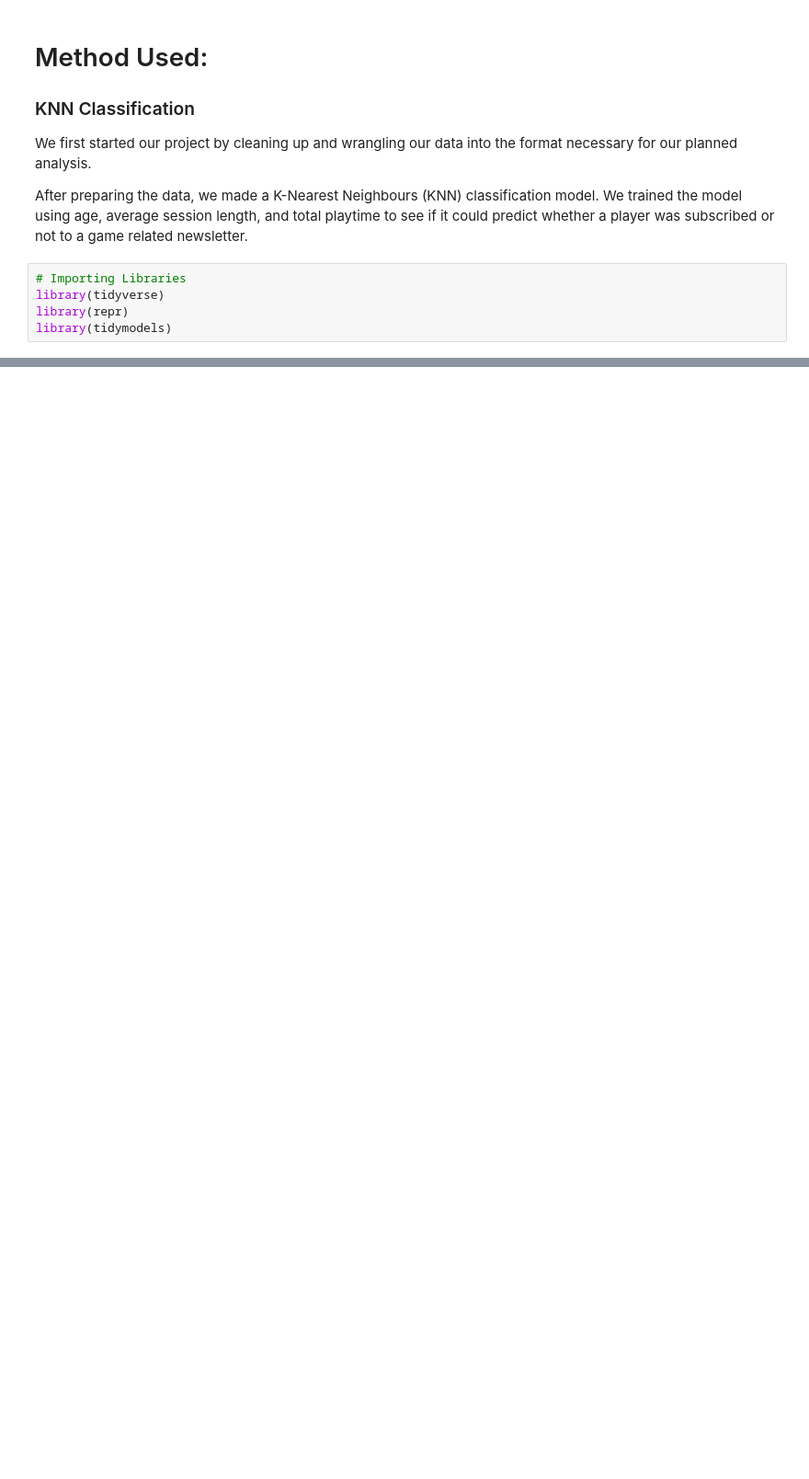
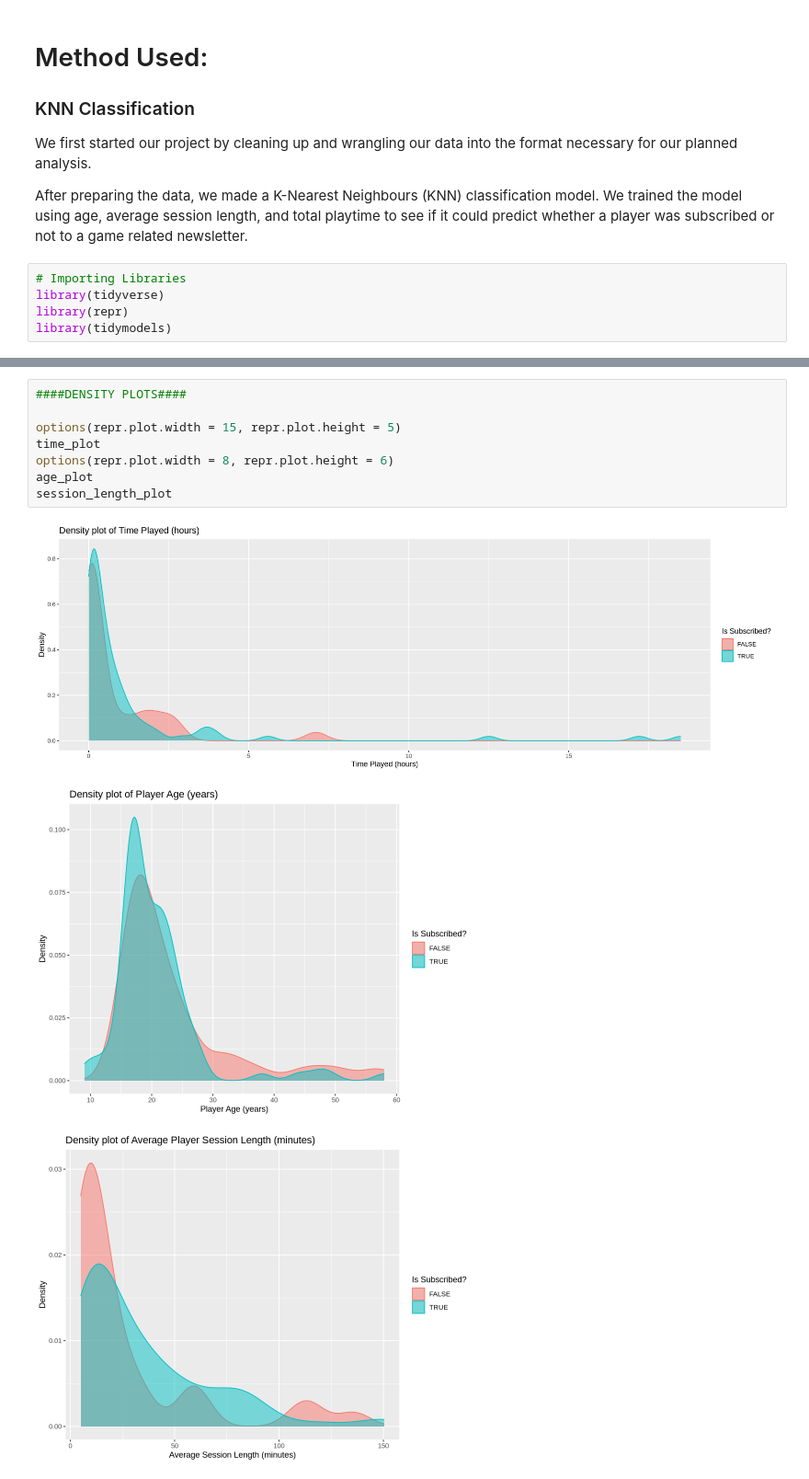
Before and after one commit to MohakB3/dsci-100-final-project, a Jupyter notebook: Project_Final_Report.ipynb, the cells around one changed output, grey strips where cells are left out. Shown at 92% size. Saved outputs shown, nothing was run; the diff lists cells and outputs as text; blank space fills up the shorter version.

Commit message:
added discussion and graph visualizations

```diff
--- a/Project_Final_Report.ipynb
+++ b/Project_Final_Report.ipynb
@@ -183,0 +227,12 @@ print(paste0("Majority Classifier Accuracy: ", round(majority_classifer,2),"%"))
+# %%
+####DENSITY PLOTS####
+
+options(repr.plot.width = 15, repr.plot.height = 5)
+time_plot
+options(repr.plot.width = 8, repr.plot.height = 6)
+age_plot
+session_length_plot
+# %% [output]
+[figure, added]
+[figure, added]
+[figure, added]
```
Also changed, not shown: parts of 6 cells of this notebook.
